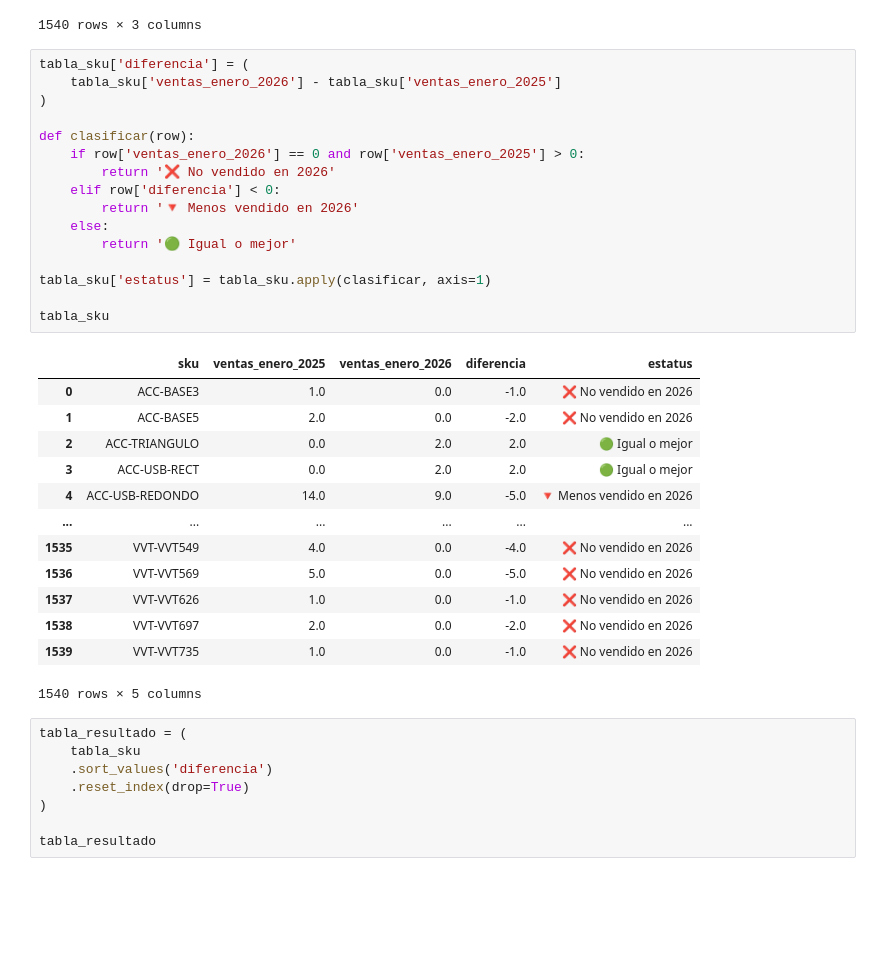
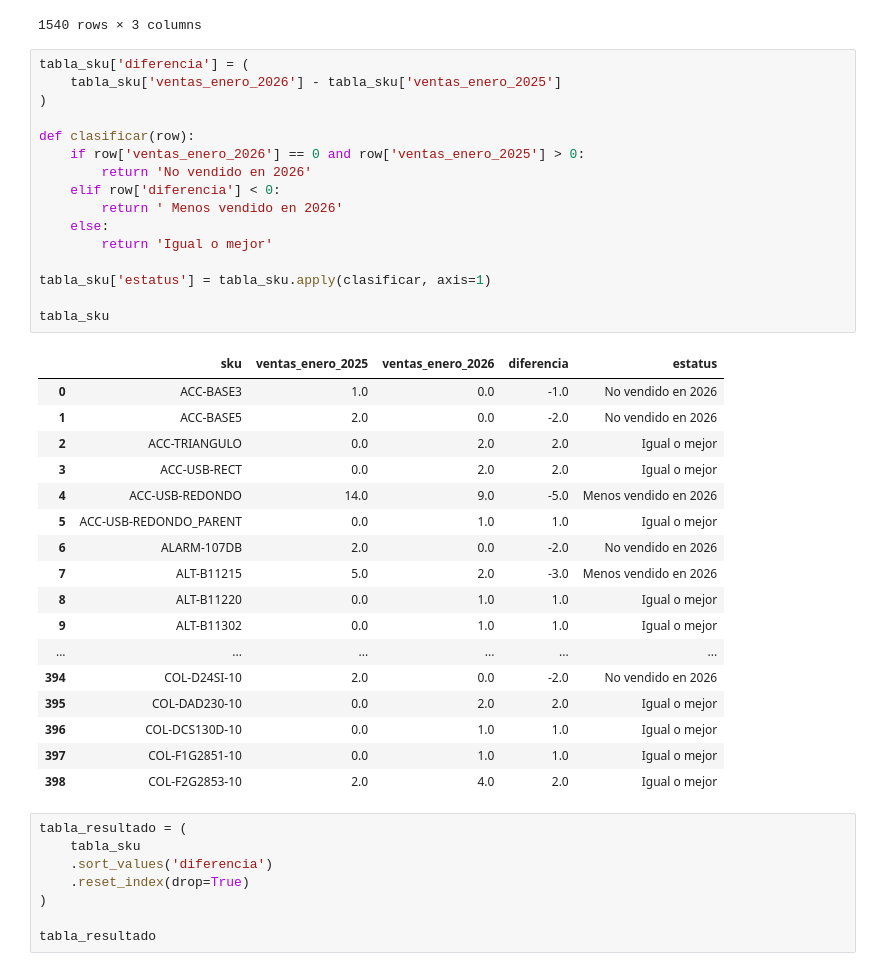
Before and after one commit to mercadolibre2-crypto/ventas-2025-vs-2026-, a Jupyter notebook: Comparacion.ipynb, the cells around one changed output. Drawn from its saved outputs; the diff is of its cells as text; blank space fills up the shorter version.

```diff
--- a/Comparacion.ipynb
+++ b/Comparacion.ipynb
@@ -497,33 +483,37 @@ tabla_sku
 # %%
 tabla_sku['diferencia'] = (
     tabla_sku['ventas_enero_2026'] - tabla_sku['ventas_enero_2025']
 )
 
 def clasificar(row):
     if row['ventas_enero_2026'] == 0 and row['ventas_enero_2025'] > 0:
-        return '❌ No vendido en 2026'
+        return 'No vendido en 2026'
     elif row['diferencia'] < 0:
-        return '🔻 Menos vendido en 2026'
+        return ' Menos vendido en 2026'
     else:
-        return '🟢 Igual o mejor'
+        return 'Igual o mejor'
 
 tabla_sku['estatus'] = tabla_sku.apply(clasificar, axis=1)
 
 tabla_sku
 # %% [output]
 |  | sku | ventas_enero_2025 | ventas_enero_2026 | diferencia | estatus |
-| 0 | ACC-BASE3 | 1.0 | 0.0 | -1.0 | ❌ No vendido en 2026 |
-| 1 | ACC-BASE5 | 2.0 | 0.0 | -2.0 | ❌ No vendido en 2026 |
-| 2 | ACC-TRIANGULO | 0.0 | 2.0 | 2.0 | 🟢 Igual o mejor |
-| 3 | ACC-USB-RECT | 0.0 | 2.0 | 2.0 | 🟢 Igual o mejor |
-| 4 | ACC-USB-REDONDO | 14.0 | 9.0 | -5.0 | 🔻 Menos vendido en 2026 |
+| 0 | ACC-BASE3 | 1.0 | 0.0 | -1.0 | No vendido en 2026 |
+| 1 | ACC-BASE5 | 2.0 | 0.0 | -2.0 | No vendido en 2026 |
+| 2 | ACC-TRIANGULO | 0.0 | 2.0 | 2.0 | Igual o mejor |
+| 3 | ACC-USB-RECT | 0.0 | 2.0 | 2.0 | Igual o mejor |
+| 4 | ACC-USB-REDONDO | 14.0 | 9.0 | -5.0 | Menos vendido en 2026 |
+| 5 | ACC-USB-REDONDO_PARENT | 0.0 | 1.0 | 1.0 | Igual o mejor |
+| 6 | ALARM-107DB | 2.0 | 0.0 | -2.0 | No vendido en 2026 |
+| 7 | ALT-B11215 | 5.0 | 2.0 | -3.0 | Menos vendido en 2026 |
+| 8 | ALT-B11220 | 0.0 | 1.0 | 1.0 | Igual o mejor |
+| 9 | ALT-B11302 | 0.0 | 1.0 | 1.0 | Igual o mejor |
 | ... | ... | ... | ... | ... | ... |
-| 1535 | VVT-VVT549 | 4.0 | 0.0 | -4.0 | ❌ No vendido en 2026 |
-| 1536 | VVT-VVT569 | 5.0 | 0.0 | -5.0 | ❌ No vendido en 2026 |
-| 1537 | VVT-VVT626 | 1.0 | 0.0 | -1.0 | ❌ No vendido en 2026 |
-| 1538 | VVT-VVT697 | 2.0 | 0.0 | -2.0 | ❌ No vendido en 2026 |
-| 1539 | VVT-VVT735 | 1.0 | 0.0 | -1.0 | ❌ No vendido en 2026 |
+| 394 | COL-D24SI-10 | 2.0 | 0.0 | -2.0 | No vendido en 2026 |
+| 395 | COL-DAD230-10 | 0.0 | 2.0 | 2.0 | Igual o mejor |
+| 396 | COL-DCS130D-10 | 0.0 | 1.0 | 1.0 | Igual o mejor |
+| 397 | COL-F1G2851-10 | 0.0 | 1.0 | 1.0 | Igual o mejor |
+| 398 | COL-F2G2853-10 | 2.0 | 4.0 | 2.0 | Igual o mejor |
-1540 rows × 5 columns
 # %%
 tabla_resultado = (
     tabla_sku
```
Also changed, not shown: parts of 2 cells of this notebook.
